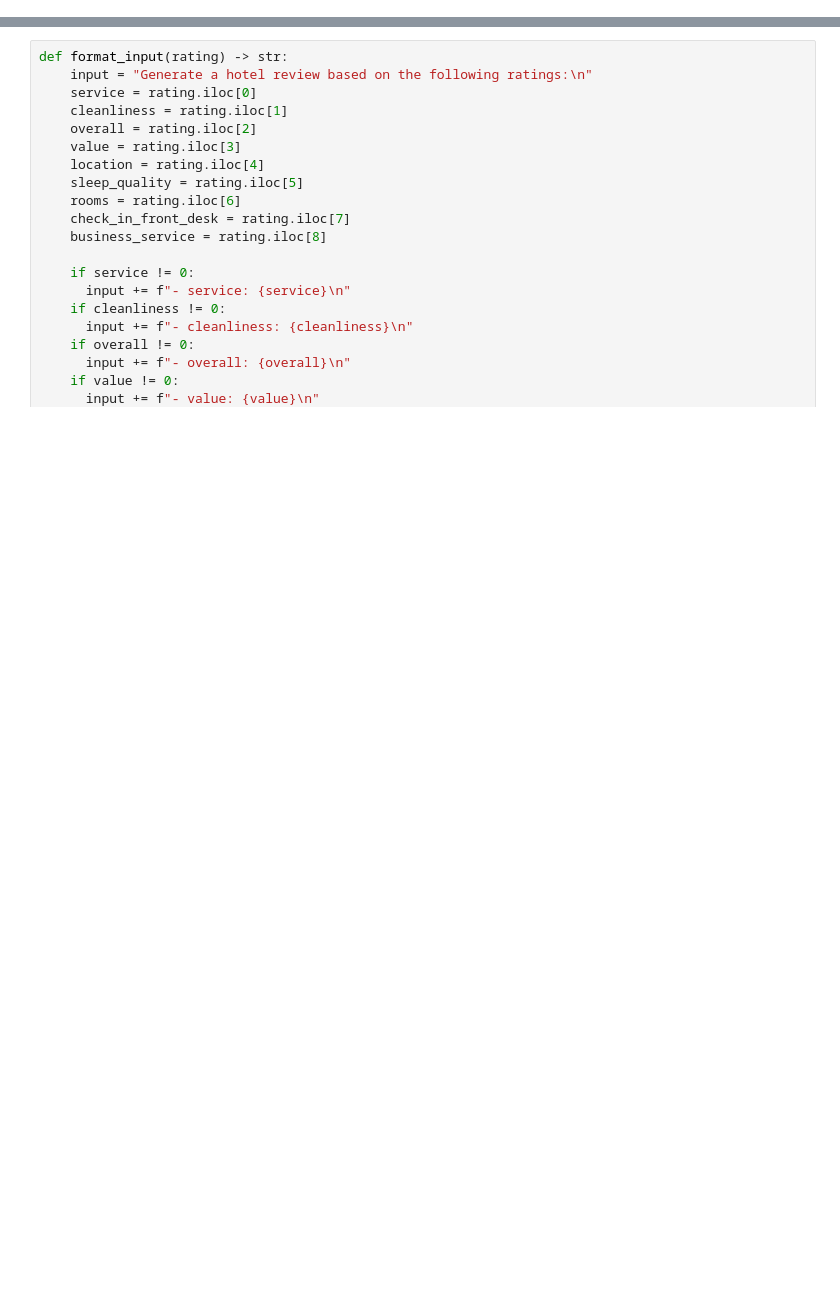
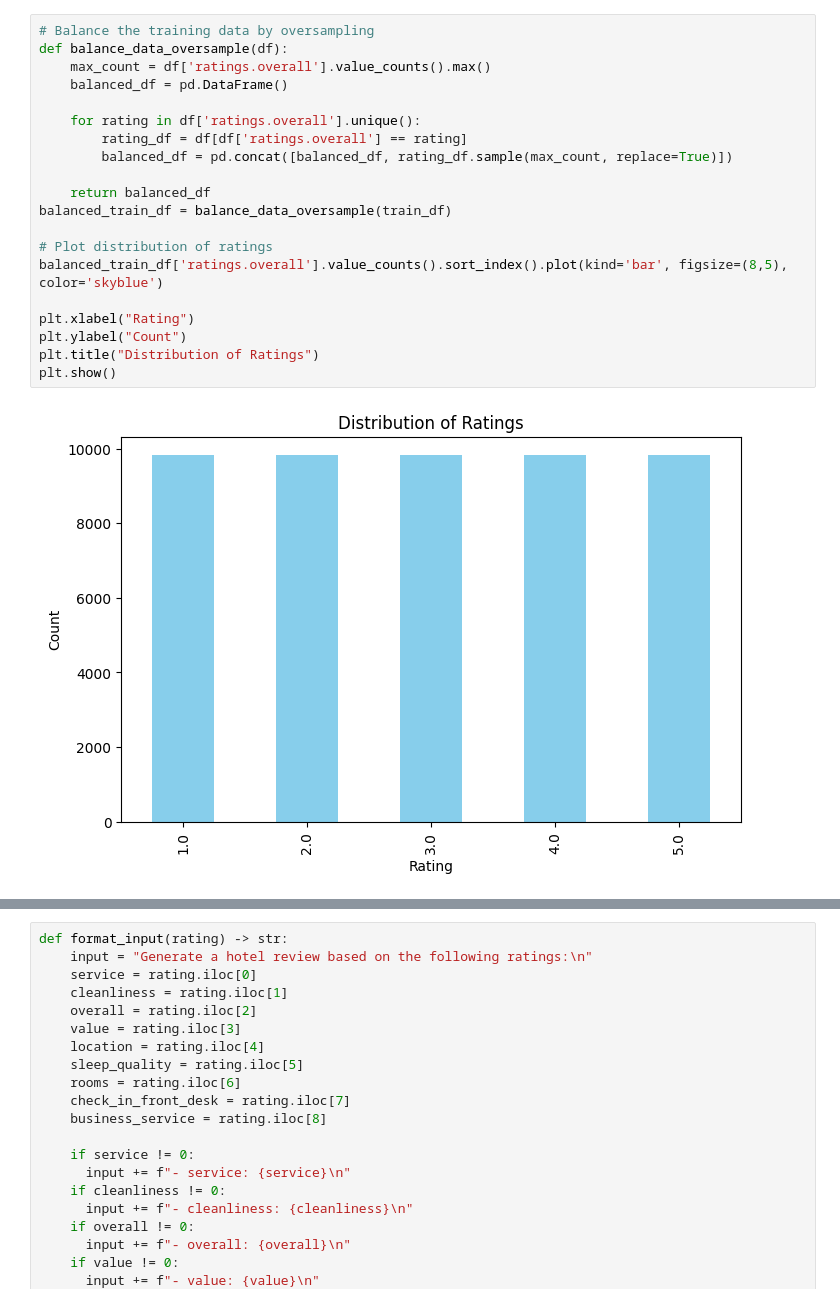
Before and after one commit to CHamilton0/COMP-SCI-7417-Applied-Natural-Language-Processing, a Jupyter notebook: Assignment2/test3.ipynb, the cells around one changed output, grey strips where cells are left out. Saved outputs shown, nothing was run; the diff lists cells and outputs as text; blank space fills up the shorter version.

```diff
--- a/Assignment2/test3.ipynb
+++ b/Assignment2/test3.ipynb
@@ -42,0 +52,22 @@ outputs_test = test_df['text']
+# %%
+# Balance the training data by oversampling
+def balance_data_oversample(df):
+    max_count = df['ratings.overall'].value_counts().max()
+    balanced_df = pd.DataFrame()
+
+    for rating in df['ratings.overall'].unique():
+        rating_df = df[df['ratings.overall'] == rating]
+        balanced_df = pd.concat([balanced_df, rating_df.sample(max_count, replace=True)])
+
+    return balanced_df
+balanced_train_df = balance_data_oversample(train_df)
+
+# Plot distribution of ratings
+balanced_train_df['ratings.overall'].value_counts().sort_index().plot(kind='bar', figsize=(8,5), color='skyblue')
+
+plt.xlabel("Rating")
+plt.ylabel("Count")
+plt.title("Distribution of Ratings")
+plt.show()
+# %% [output]
+[figure, added]
```
Also changed, not shown: parts of 9 cells of this notebook.
